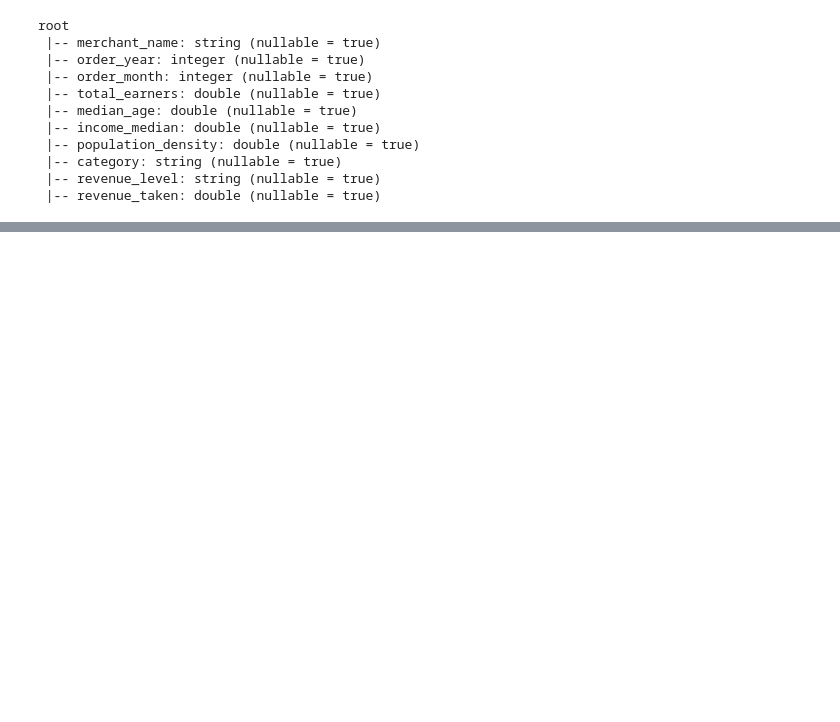
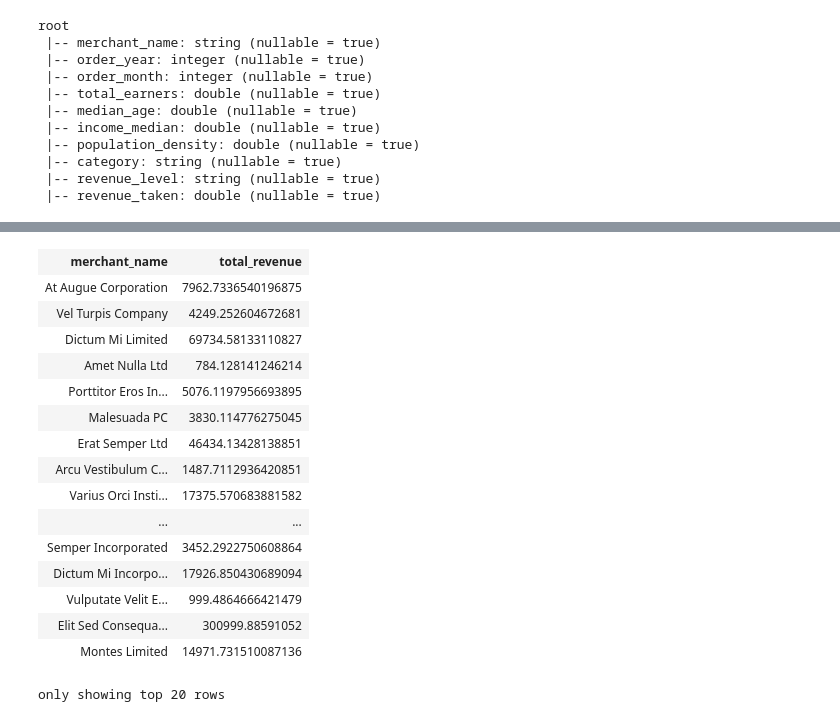
Before and after one commit to MAST30034-Applied-Data-Science/generic-buy-now-pay-later-project-group-27, a Jupyter notebook: notebooks/model.ipynb, the cells around one changed output, grey strips where cells are left out. Drawn from its saved outputs; the diff is of its cells as text; code cells hidden in the pictures; blank space fills up the shorter version.

```diff
--- a/notebooks/model.ipynb
+++ b/notebooks/model.ipynb
@@ -85,12 +79,26 @@ df_test_agg = df_test.groupBy(["merchant_name", "order_year", "order_month"]).ag
     max("category").alias("category"),
     max("revenue_level").alias("revenue_level")
     )
+# %%
+df_all = df.groupBy(["merchant_name", "order_year", "order_month"]).agg(
+    sum("dollar_value").alias("total_revenue"), # response variable
+
+    max("take_rate").alias("take_rate"),
+    avg("total_earners").alias("total_earners"),
+    avg("median_age").alias("median_age"),
+    avg("income_median").alias("income_median"),
+    avg("persons/km2").alias("population_density"),
+    max("category").alias("category"),
+    max("revenue_level").alias("revenue_level")
+    )
 # %%
 df_train_agg = df_train_agg.withColumn("revenue_taken", F.col("total_revenue") * (F.col("take_rate") / 100))
 df_test_agg = df_test_agg.withColumn("revenue_taken", F.col("total_revenue") * (F.col("take_rate") / 100))
+df_all = df_all.withColumn("revenue_taken", F.col("total_revenue") * (F.col("take_rate") / 100))
 # %%
 df_train_agg = df_train_agg.drop("total_revenue", "take_rate")
 df_test_agg = df_test_agg.drop("total_revenue", "take_rate")
+df_all = df_all.drop("total_revenue", "take_rate")
 # %%
 df_train_agg
 # %% [output]
@@ -127,0 +415,24 @@ root
+# %%
+revenue_score = df_all.groupBy(["merchant_name"]).agg(
+    sum("revenue_taken").alias("total_revenue"), # response variable
+    )
+# %%
+revenue_score
+# %% [output]
+| merchant_name | total_revenue |
+| At Augue Corporation | 7962.7336540196875 |
+| Vel Turpis Company | 4249.252604672681 |
+| Dictum Mi Limited | 69734.58133110827 |
+| Amet Nulla Ltd | 784.128141246214 |
+| Porttitor Eros In... | 5076.1197956693895 |
+| Malesuada PC | 3830.114776275045 |
+| Erat Semper Ltd | 46434.13428138851 |
+| Arcu Vestibulum C... | 1487.7112936420851 |
+| Varius Orci Insti... | 17375.570683881582 |
+| ... | ... |
+| Semper Incorporated | 3452.2922750608864 |
+| Dictum Mi Incorpo... | 17926.850430689094 |
+| Vulputate Velit E... | 999.4864666421479 |
+| Elit Sed Consequa... | 300999.88591052 |
+| Montes Limited | 14971.731510087136 |
+only showing top 20 rows
```
Also changed, not shown: parts of 41 cells of this notebook, 1 other file.
